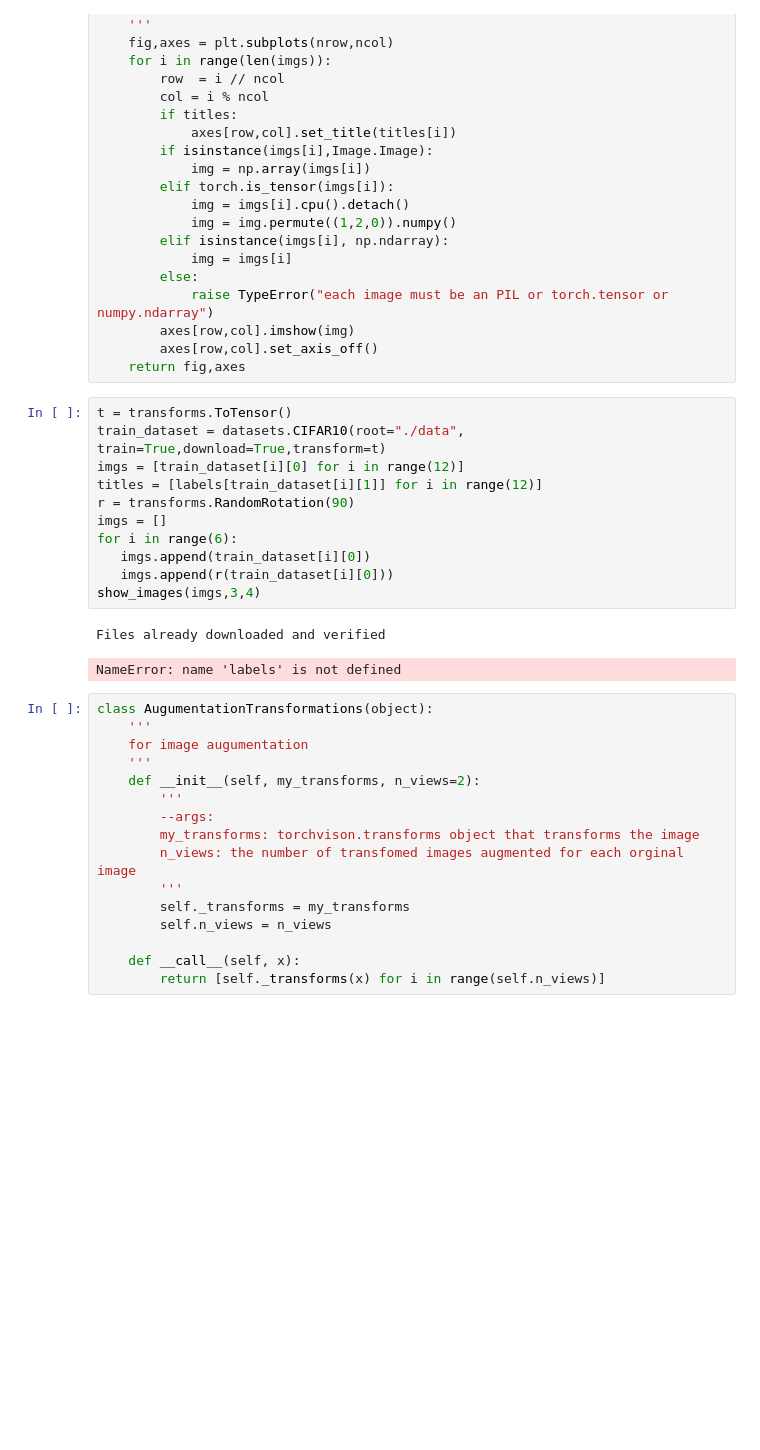
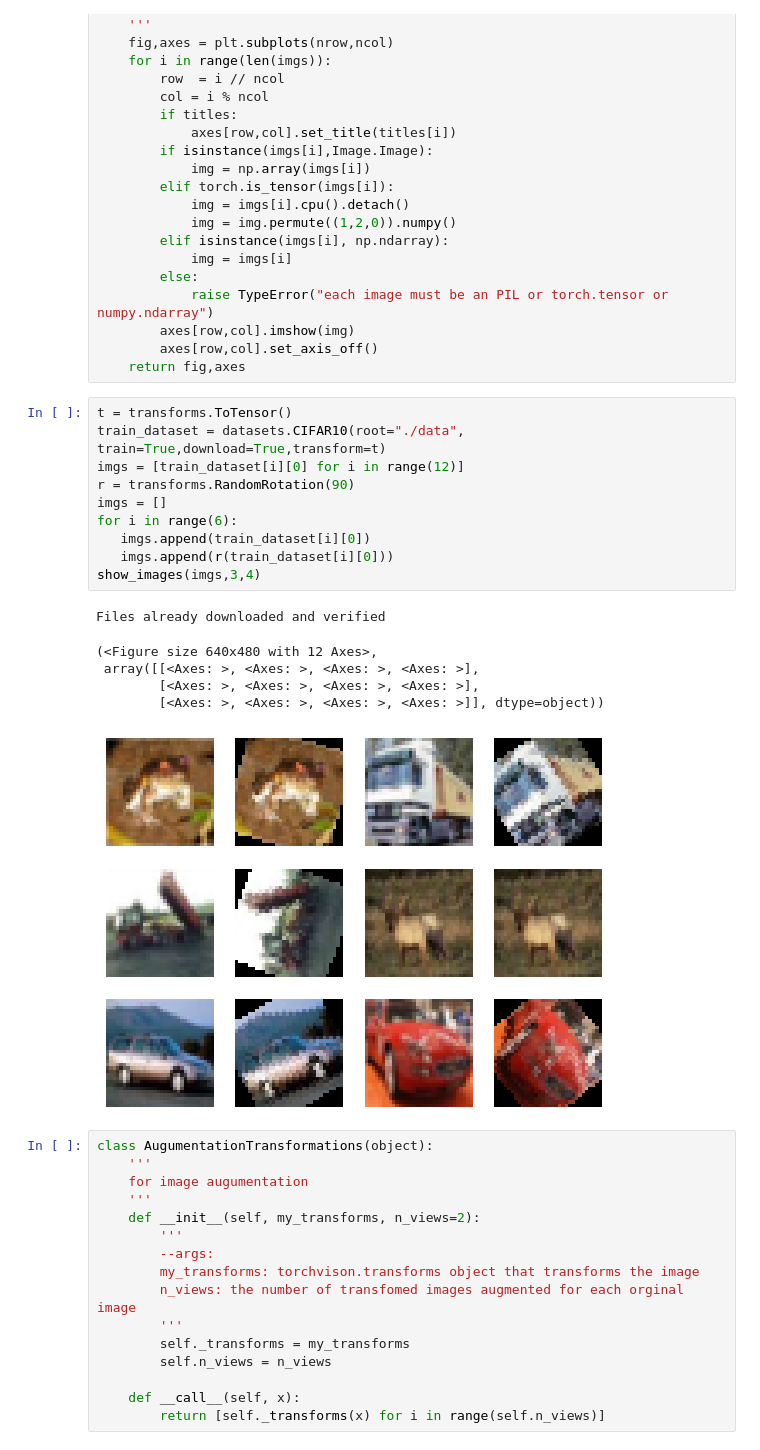
Before and after one commit to guanming-zhang/sslpnm, a Jupyter notebook: notebook.ipynb, the cells around one changed output. Saved outputs shown, nothing was run; the diff lists cells and outputs as text; blank space fills up the shorter version.

```diff
--- a/notebook.ipynb
+++ b/notebook.ipynb
@@ -67,17 +67,20 @@ def show_images(imgs,nrow,ncol,titles = None):
 # %%
 t = transforms.ToTensor()
 train_dataset = datasets.CIFAR10(root="./data", train=True,download=True,transform=t)
 imgs = [train_dataset[i][0] for i in range(12)]
-titles = [labels[train_dataset[i][1]] for i in range(12)]
 r = transforms.RandomRotation(90)
 imgs = []
 for i in range(6):
    imgs.append(train_dataset[i][0])
    imgs.append(r(train_dataset[i][0]))
 show_images(imgs,3,4)
 # %% [output]
 Files already downloaded and verified
-NameError: name 'labels' is not defined
+(<Figure size 640x480 with 12 Axes>,
+ array([[<Axes: >, <Axes: >, <Axes: >, <Axes: >],
+        [<Axes: >, <Axes: >, <Axes: >, <Axes: >],
+        [<Axes: >, <Axes: >, <Axes: >, <Axes: >]], dtype=object))
+[figure, added]
 # %%
 class AugumentationTransformations(object):
     '''
```
Also changed, not shown: parts of 4 cells of this notebook, 1 other file.
